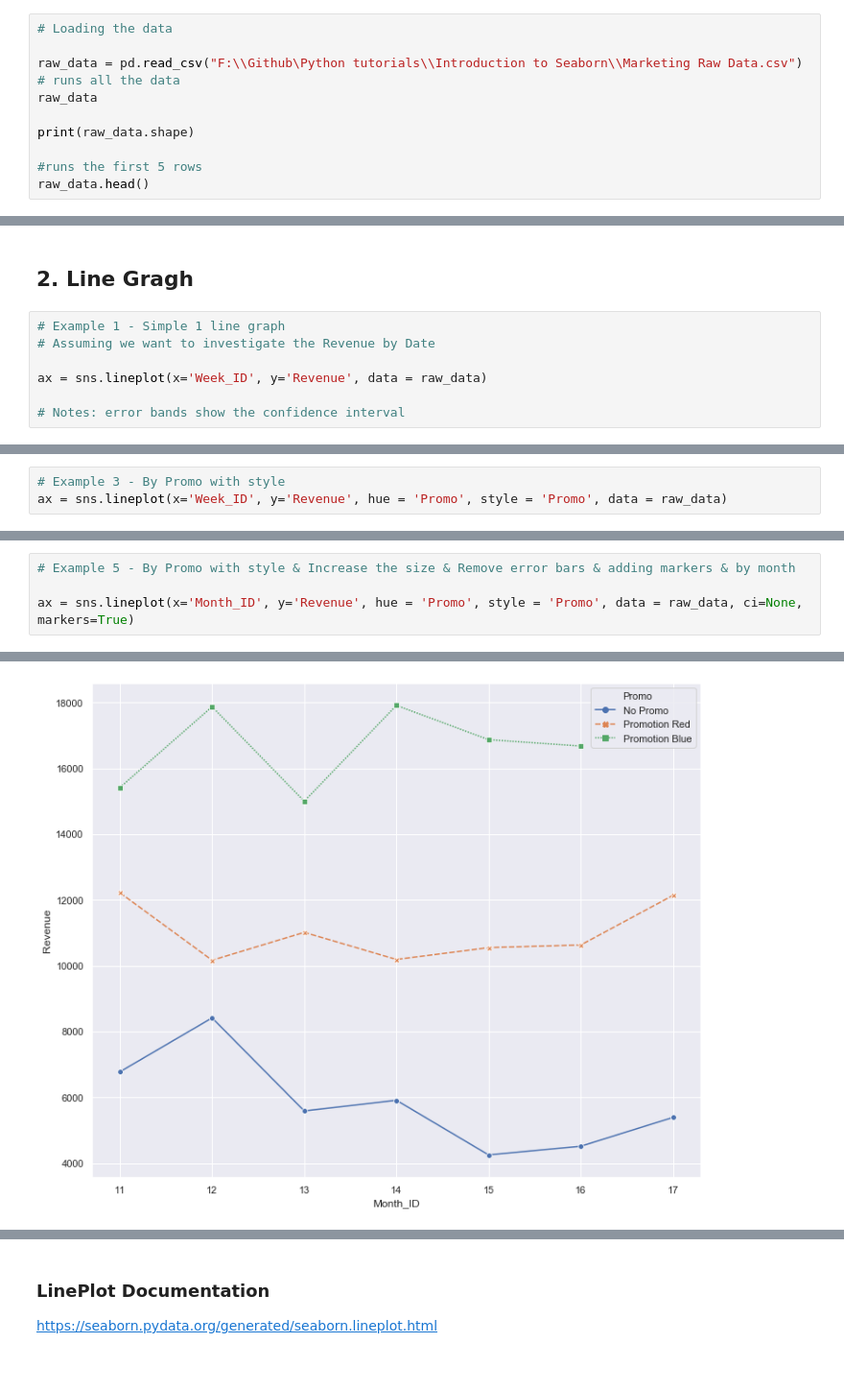
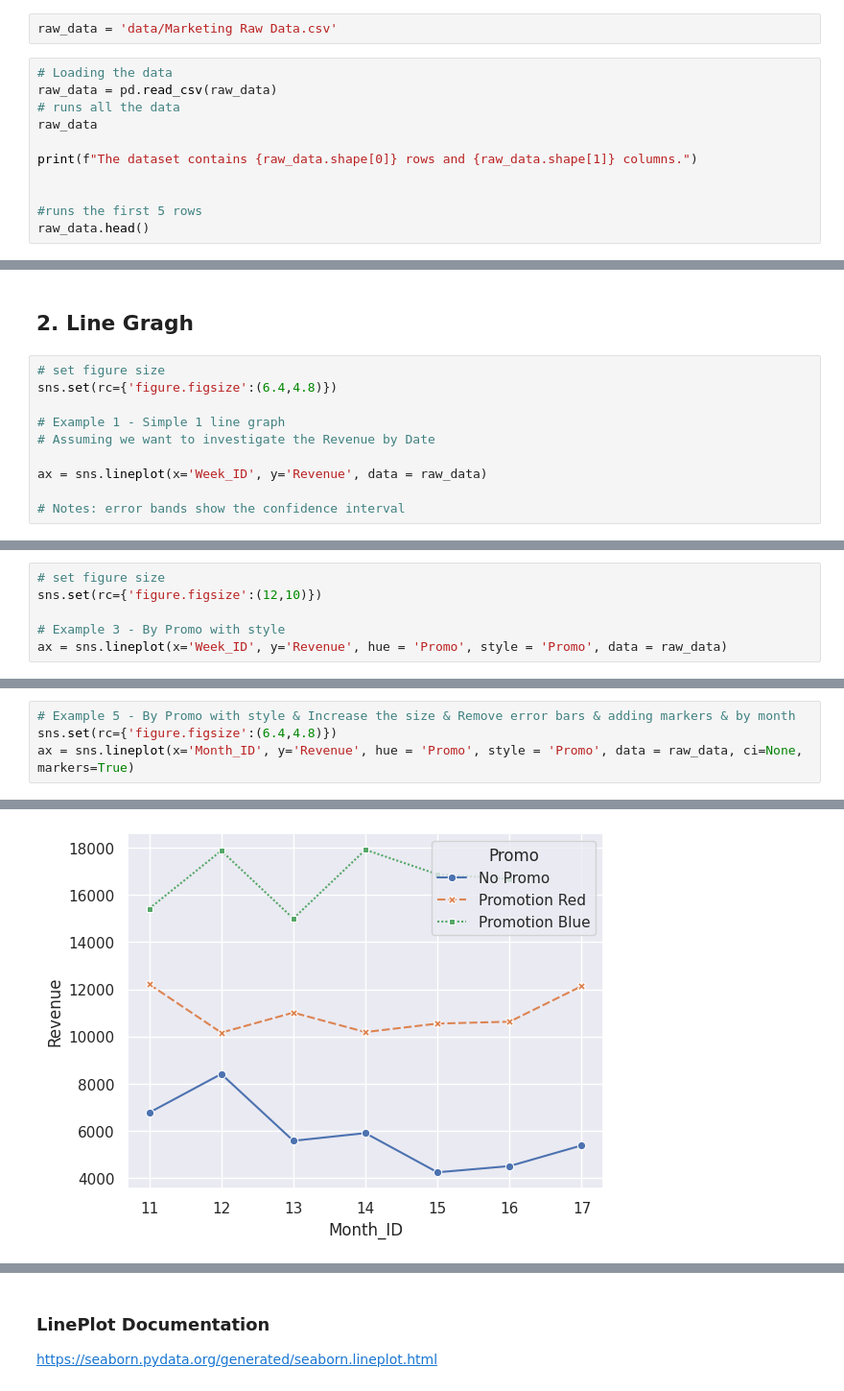
Before and after one commit to thugge254/Seaborn-Made-Easy-Learn-to-Visualize-with-Python, a Jupyter notebook: Mastering_Data_Visualization_with_Seaborn_A_Beginner’s_Guide.ipynb, the cells around one changed output, grey strips where cells are left out. Shown at 96% size. Cells and saved outputs as stored; diff of their text form.

```diff
--- a/Mastering_Data_Visualization_with_Seaborn_A_Beginner’s_Guide.ipynb
+++ b/Mastering_Data_Visualization_with_Seaborn_A_Beginner’s_Guide.ipynb
@@ -110,13 +91,15 @@ import seaborn as sns
 # %% [markdown]
 ## 1. Loading the Raw Data
+# %%
+raw_data = 'data/Marketing Raw Data.csv'
 # %%
 # Loading the data
-
-raw_data = pd.read_csv("F:\\Github\Python tutorials\\Introduction to Seaborn\\Marketing Raw Data.csv")
+raw_data = pd.read_csv(raw_data)
 # runs all the data
 raw_data
 
-print(raw_data.shape)
+print(f"The dataset contains {raw_data.shape[0]} rows and {raw_data.shape[1]} columns.")
+
 
 #runs the first 5 rows
 raw_data.head()
@@ -131,6 +131,9 @@ raw_data.head()
 # %% [markdown]
 ## 2. Line Gragh
 # %%
+# set figure size
+sns.set(rc={'figure.figsize':(6.4,4.8)})
+
 # Example 1 - Simple 1 line graph
 # Assuming we want to investigate the Revenue by Date
 
@@ -149,4 +152,7 @@ ax = sns.lineplot(x='Week_ID', y='Revenue', hue = 'Promo', data = raw_data)
 # %%
+# set figure size
+sns.set(rc={'figure.figsize':(12,10)})
+
 # Example 3 - By Promo with style
 ax = sns.lineplot(x='Week_ID', y='Revenue', hue = 'Promo', style = 'Promo', data = raw_data)
 # %% [output]
@@ -163,5 +172,5 @@ ax = sns.lineplot(x='Week_ID', y='Revenue', hue = 'Promo', style = 'Promo', data
 # %%
 # Example 5 - By Promo with style & Increase the size & Remove error bars & adding markers & by month
-
+sns.set(rc={'figure.figsize':(6.4,4.8)})
 ax = sns.lineplot(x='Month_ID', y='Revenue', hue = 'Promo', style = 'Promo', data = raw_data, ci=None,  markers=True)
 # %% [output]
@@ -168,4 +180,4 @@ ax = sns.lineplot(x='Month_ID', y='Revenue', hue = 'Promo', style = 'Promo', dat
-[figure, old version]
+[figure, new version]
 # %%
 # Example 6 - By Day_Name with style & Increase the size & Remove error bars & adding markers & by month
 
```
Also changed, not shown: parts of 45 cells of this notebook.
